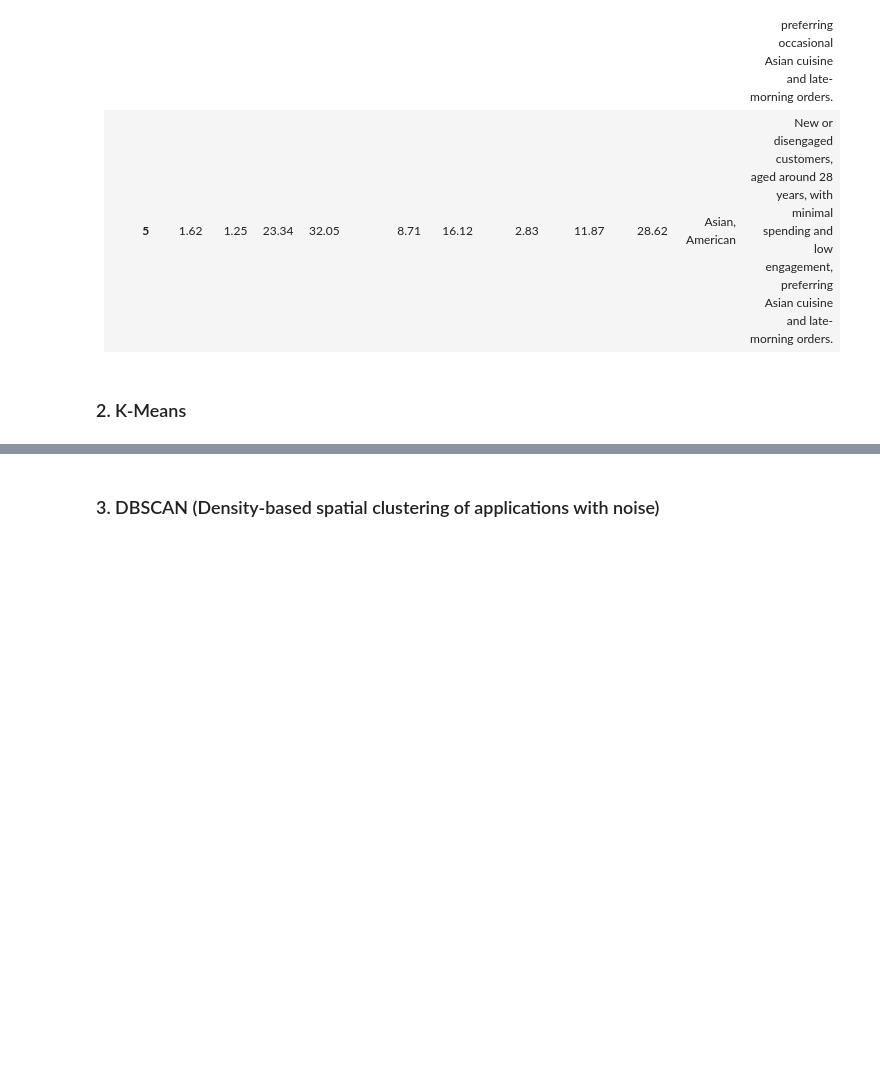
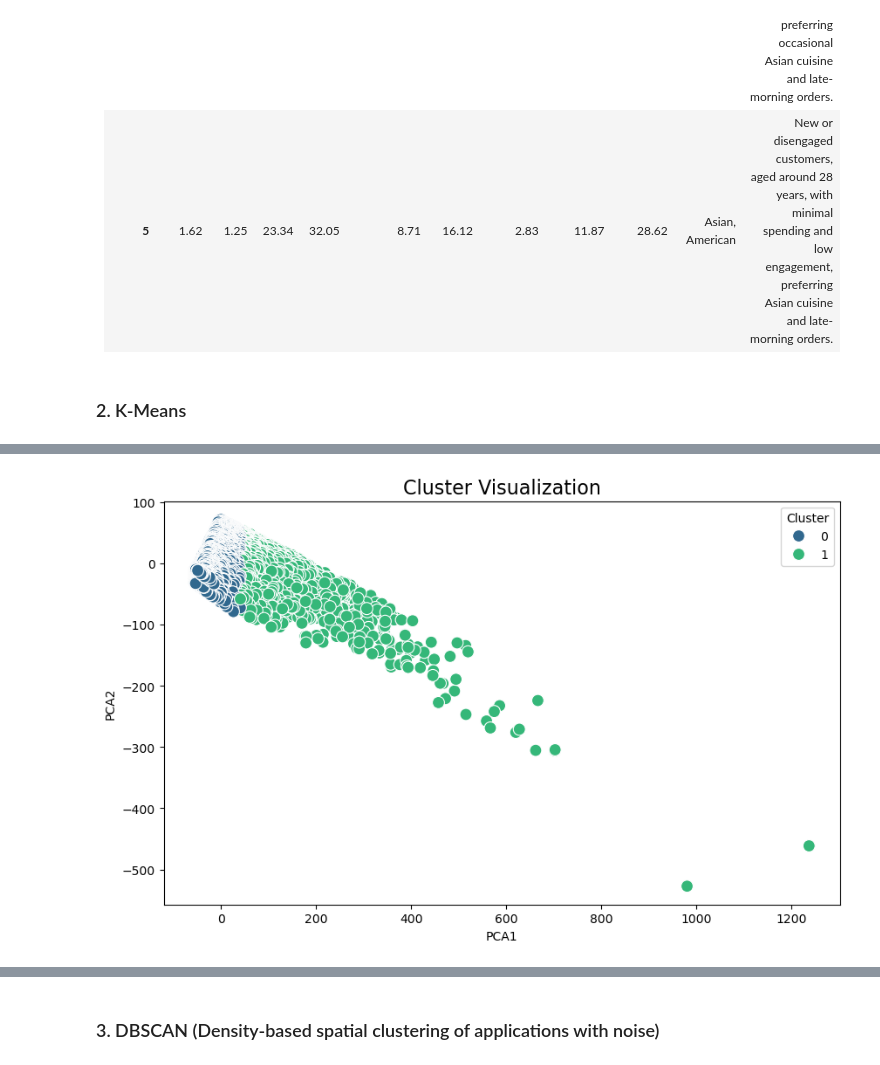
Before and after one commit to MiguelMangerona/Data-Mining-Project, a Jupyter notebook: Clustering.ipynb, the cells around one changed output, grey strips where cells are left out. Cells and saved outputs as stored; diff of their text form; code cells hidden in the pictures; blank space fills up the shorter version.

```diff
--- a/Clustering.ipynb
+++ b/Clustering.ipynb
@@ -155,0 +263,13 @@ print(cuisine_analysis)
+# %%
+# Reduce to 2 dimensions
+pca = PCA(n_components=2, random_state=1)
+df['PCA1'] = pca.fit_transform(df[cluster_features])[:, 0]
+df['PCA2'] = pca.fit_transform(df[cluster_features])[:, 1]
+
+# Plot clusters
+plt.figure(figsize=(10, 6))
+sns.scatterplot(x='PCA1', y='PCA2', hue='Cluster', data=df, palette='viridis', s=100)
+plt.title("Cluster Visualization", fontsize=16)
+plt.show()
+# %% [output]
+[figure, added]
```
Also changed, not shown: parts of 16 cells of this notebook.
